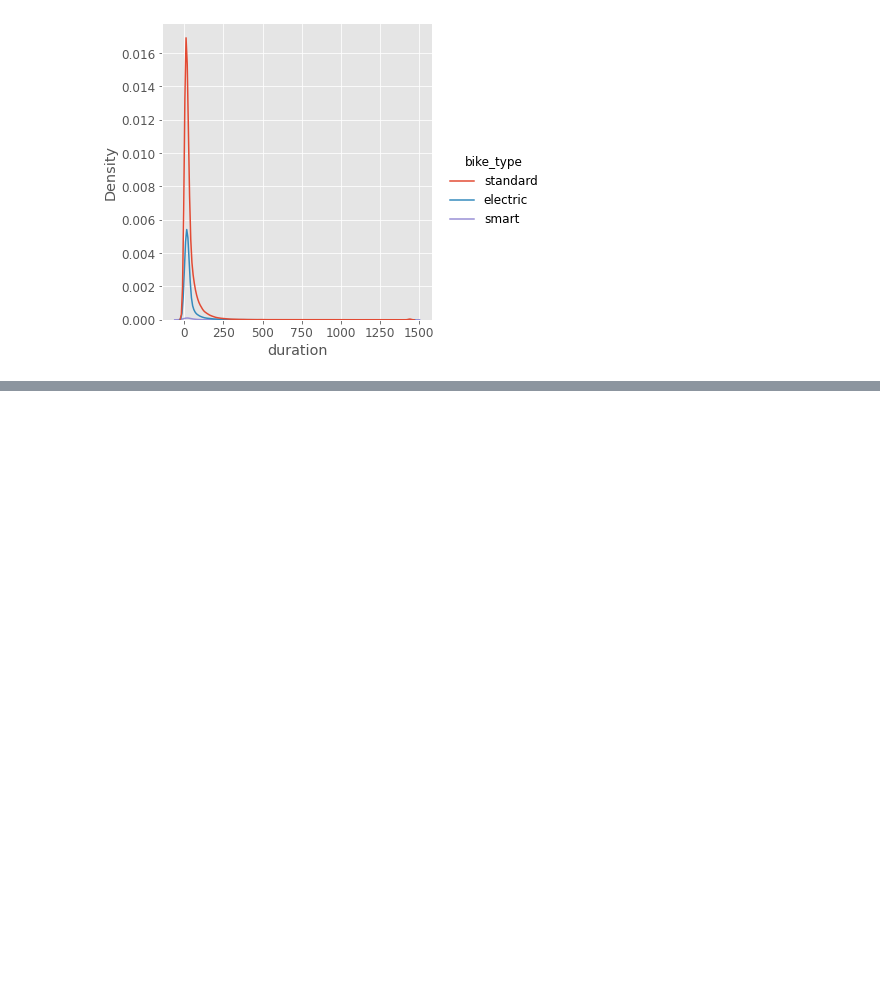
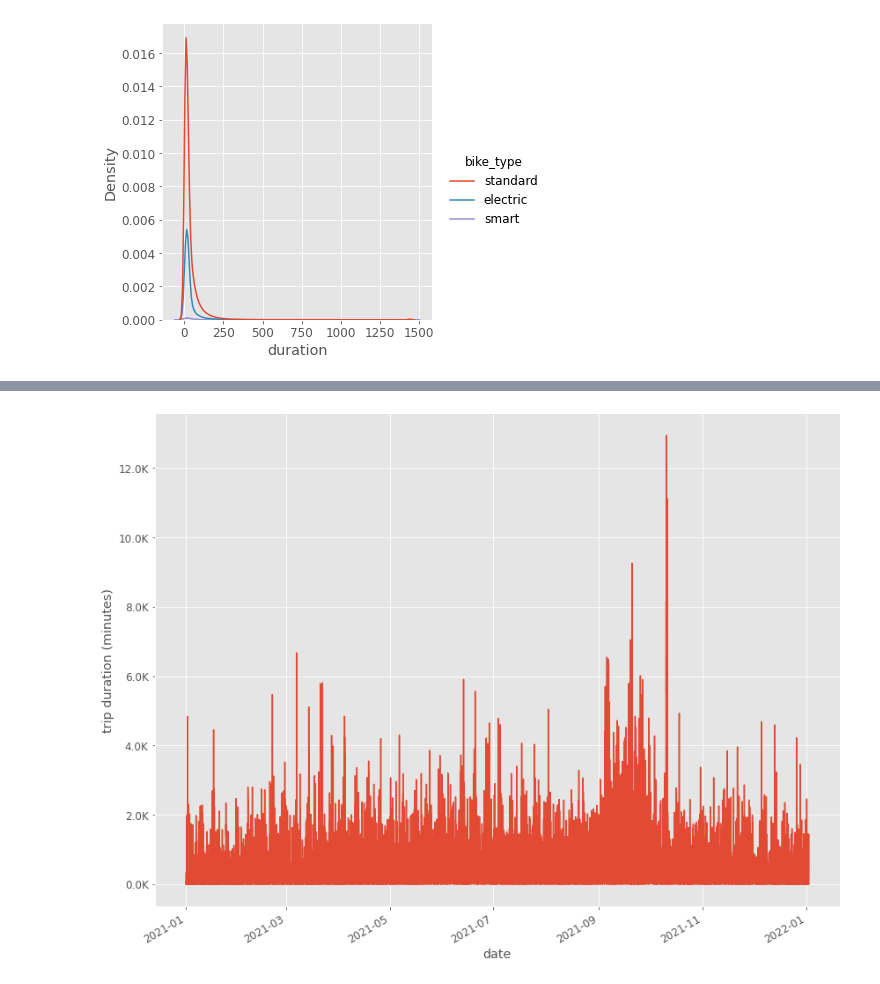
Before and after one commit to eldrigeampong/Data-Science, a Jupyter notebook: TimeSeries/project2.ipynb, the cells around one changed output, grey strips where cells are left out. Cells and saved outputs as stored; diff of their text form; code cells hidden in the pictures; blank space fills up the shorter version.

```diff
--- a/TimeSeries/project2.ipynb
+++ b/TimeSeries/project2.ipynb
@@ -396,0 +399,3 @@ sns.displot(df_drop, x='duration', hue='bike_type', kind='kde')
+# %%
+df_idx = df_drop[['end_time', 'duration', 'trip_route_category', 'passholder_type', 'bike_type']].set_index('end_time')
+df_idx
@@ -396,0 +417,22 @@ sns.displot(df_drop, x='duration', hue='bike_type', kind='kde')
+# %%
+# helper function to plot line charts
+def plot_line(data, x, y, hue=None, style=None, ci=None, ax=None, xlabel=None, ylabel=None, title=None):
+    fig, ax = plt.subplots()
+    fig.autofmt_xdate()
+
+    # plot line
+    sns.lineplot(x=x, y=y, hue=hue, style=style, data=data, ci=ci, ax=ax)
+
+    # label plot
+    ax.set(xlabel=xlabel, ylabel=ylabel, title=title)
+
+    # y-axis formatter
+    ax.yaxis.set_major_formatter(format_tsd)
+# %%
+plot_line(
+    x='end_time', y='duration', ci=None,
+    data=df_idx.resample('30T').agg(np.sum),                             # total duration sampled every 30 minutes
+    xlabel='date', ylabel='trip duration (minutes)'
+)
+# %% [output]
+[figure, added]
```
Also changed, not shown: parts of 8 cells of this notebook.
